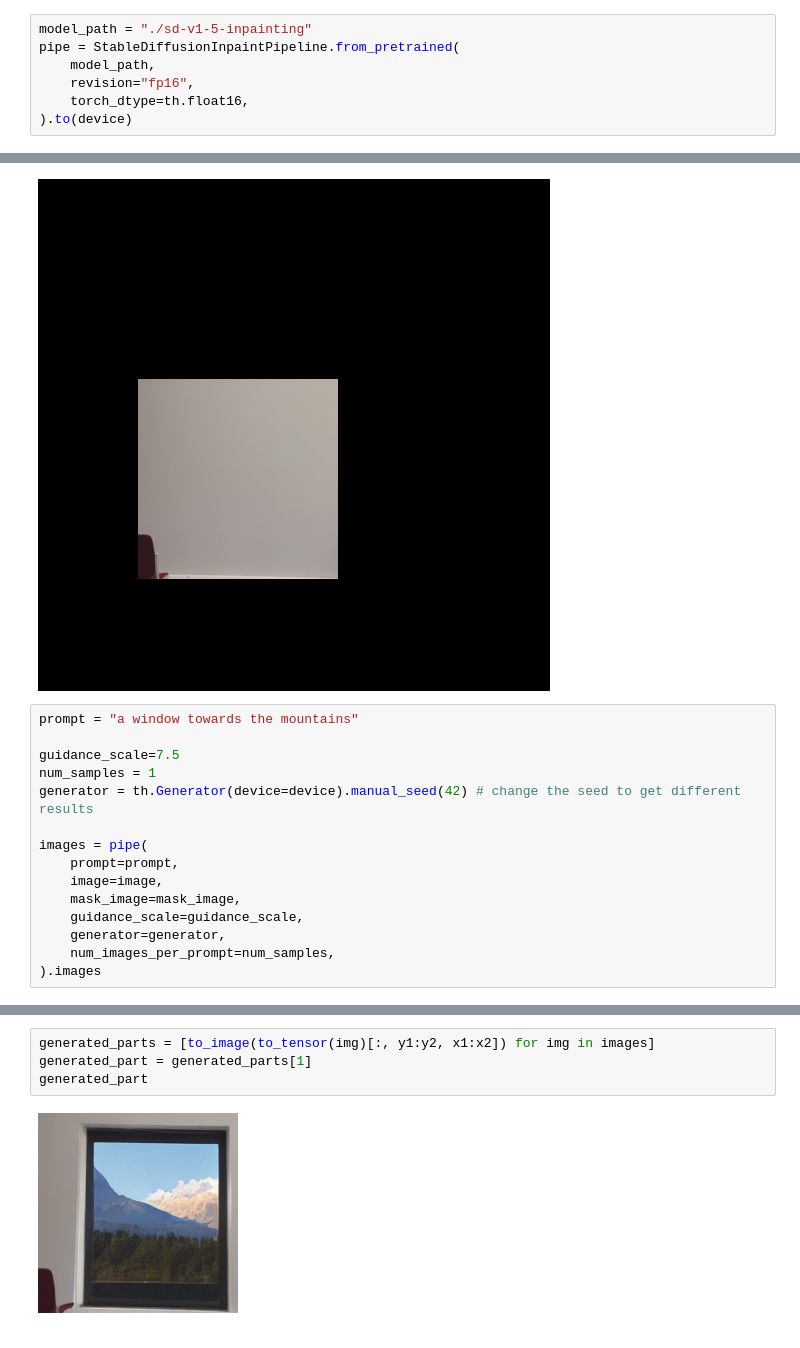
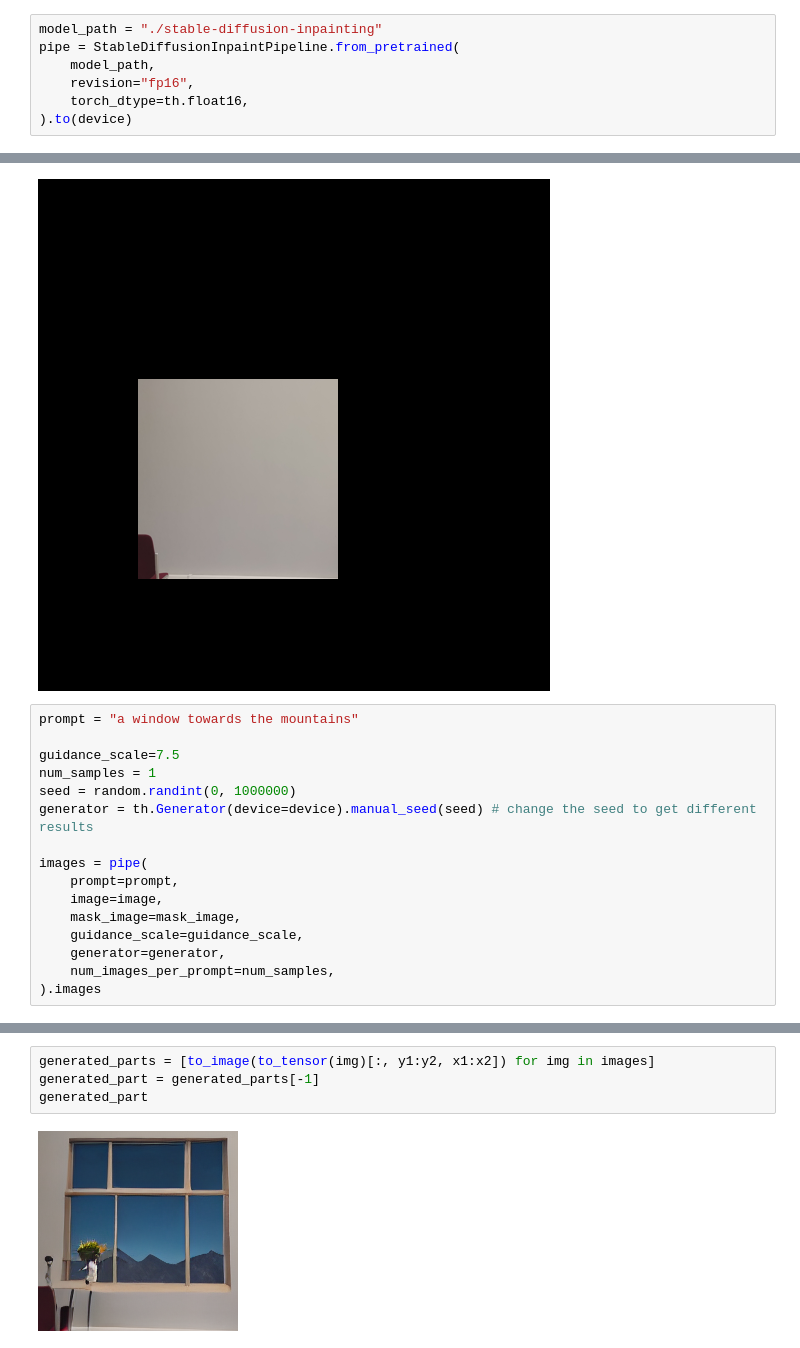
Before and after one commit to MarwanMashra/image-generation-for-AR, a Jupyter notebook: sd_inpainting.ipynb, the cells around one changed output, grey strips where cells are left out. Drawn from its saved outputs; the diff is of its cells as text.

```diff
--- a/sd_inpainting.ipynb
+++ b/sd_inpainting.ipynb
@@ -30,5 +23,5 @@ if __name__ == "__main__":
 # %%
-model_path = "./sd-v1-5-inpainting"
+model_path = "./stable-diffusion-inpainting"
 pipe = StableDiffusionInpaintPipeline.from_pretrained(
     model_path,
     revision="fp16",
@@ -83,7 +54,8 @@ prompt = "a window towards the mountains"
 
 guidance_scale=7.5
 num_samples = 1
-generator = th.Generator(device=device).manual_seed(42) # change the seed to get different results
+seed = random.randint(0, 1000000)
+generator = th.Generator(device=device).manual_seed(seed) # change the seed to get different results
 
 images = pipe(
     prompt=prompt,
@@ -102,9 +74,9 @@ image_grid(list_images, 1, len(list_images))
 # %%
 generated_parts = [to_image(to_tensor(img)[:, y1:y2, x1:x2]) for img in images]
-generated_part = generated_parts[1]
+generated_part = generated_parts[-1]
 generated_part
 # %% [output]
-[figure, old version]
+[figure, new version]
 # %%
 upscaled_part = upscaler.upscale(generated_part)
 upscaled_part
```
Also changed, not shown: parts of 7 cells of this notebook, 8 other files.
